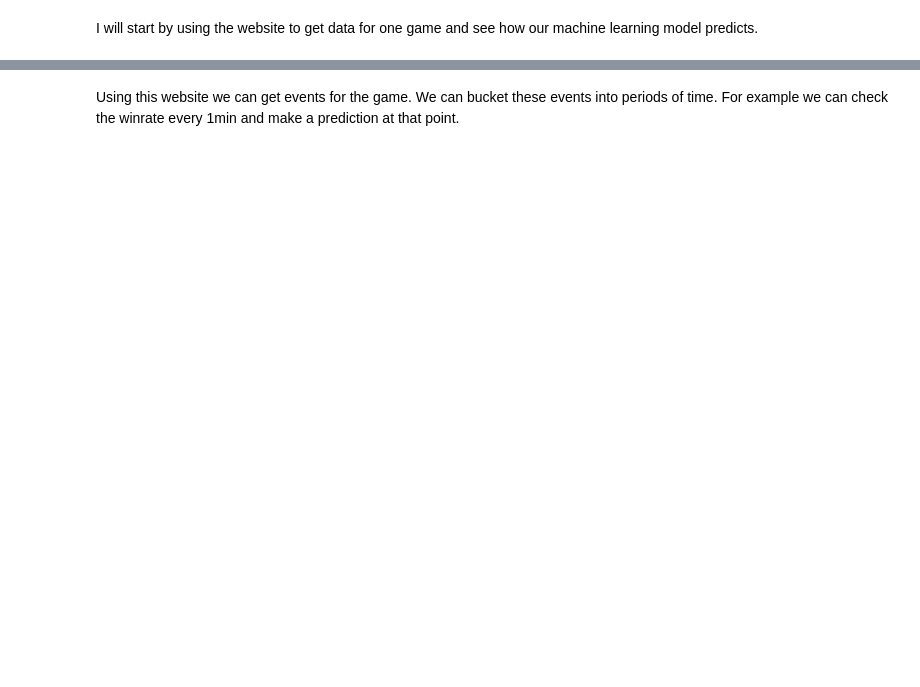
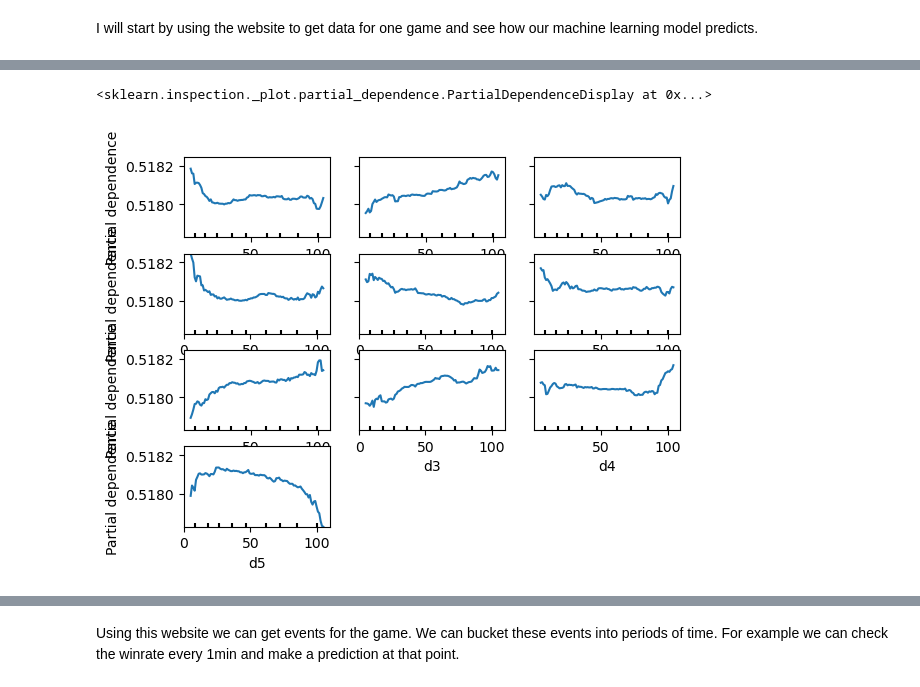
Before and after one commit to Mvtj22/ExploringDota2MatchData, a Jupyter notebook: Dota2matches:6-70-6-88.ipynb, the cells around one changed output, grey strips where cells are left out. Saved outputs shown, nothing was run; the diff lists cells and outputs as text; code cells hidden in the pictures; blank space fills up the shorter version.

```diff
--- a/Dota2matches:6-70-6-88.ipynb
+++ b/Dota2matches:6-70-6-88.ipynb
@@ -405,0 +433,7 @@ Index: []
+# %%
+datafeatures = ["r1", "r2", "r3", "r4", "r5","d1", "d2", "d3", "d4", "d5"]
+
+plot_partial_dependence(forest_model, train_X, datafeatures)
+# %% [output]
+<sklearn.inspection._plot.partial_dependence.PartialDependenceDisplay at 0x...>
+[figure, added]
```
Also changed, not shown: parts of 10 cells of this notebook.
